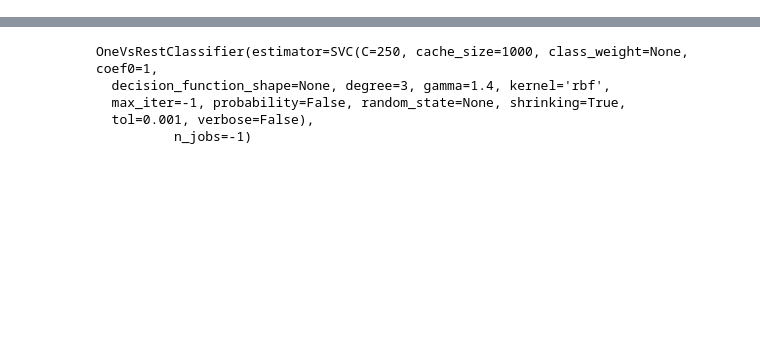
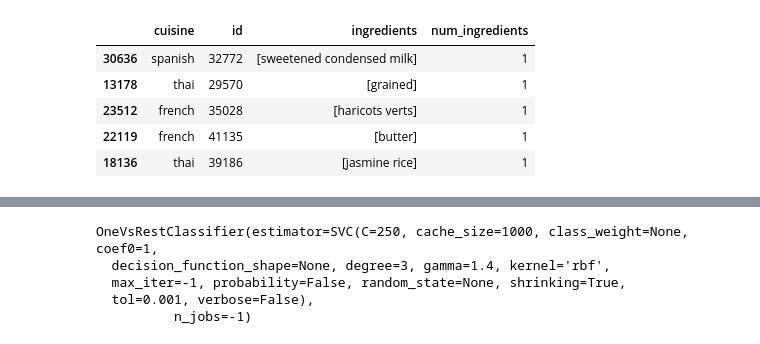
Before and after one commit to Jsoyeon/OSSP_JSY, a Jupyter notebook: ossp_jsy.ipynb, the cells around one changed output, grey strips where cells are left out. Cells and saved outputs as stored; diff of their text form; code cells hidden in the pictures; blank space fills up the shorter version.

```diff
--- a/ossp_jsy.ipynb
+++ b/ossp_jsy.ipynb
@@ -42,0 +54,11 @@ train = train[train['num_ingredients'] > 2]
+# %%
+train['num_ingredients'] = train['ingredients'].apply(lambda x: len(x))
+test['num_ingredients'] = test['ingredients'].apply(lambda x: len(x))
+train.sort_values(by=["num_ingredients"], ascending=True).head()
+# %% [output]
+|  | cuisine | id | ingredients | num_ingredients |
+| 30636 | spanish | 32772 | [sweetened condensed milk] | 1 |
+| 13178 | thai | 29570 | [grained] | 1 |
+| 23512 | french | 35028 | [haricots verts] | 1 |
+| 22119 | french | 41135 | [butter] | 1 |
+| 18136 | thai | 39186 | [jasmine rice] | 1 |
```
Also changed, not shown: parts of 17 cells of this notebook.
